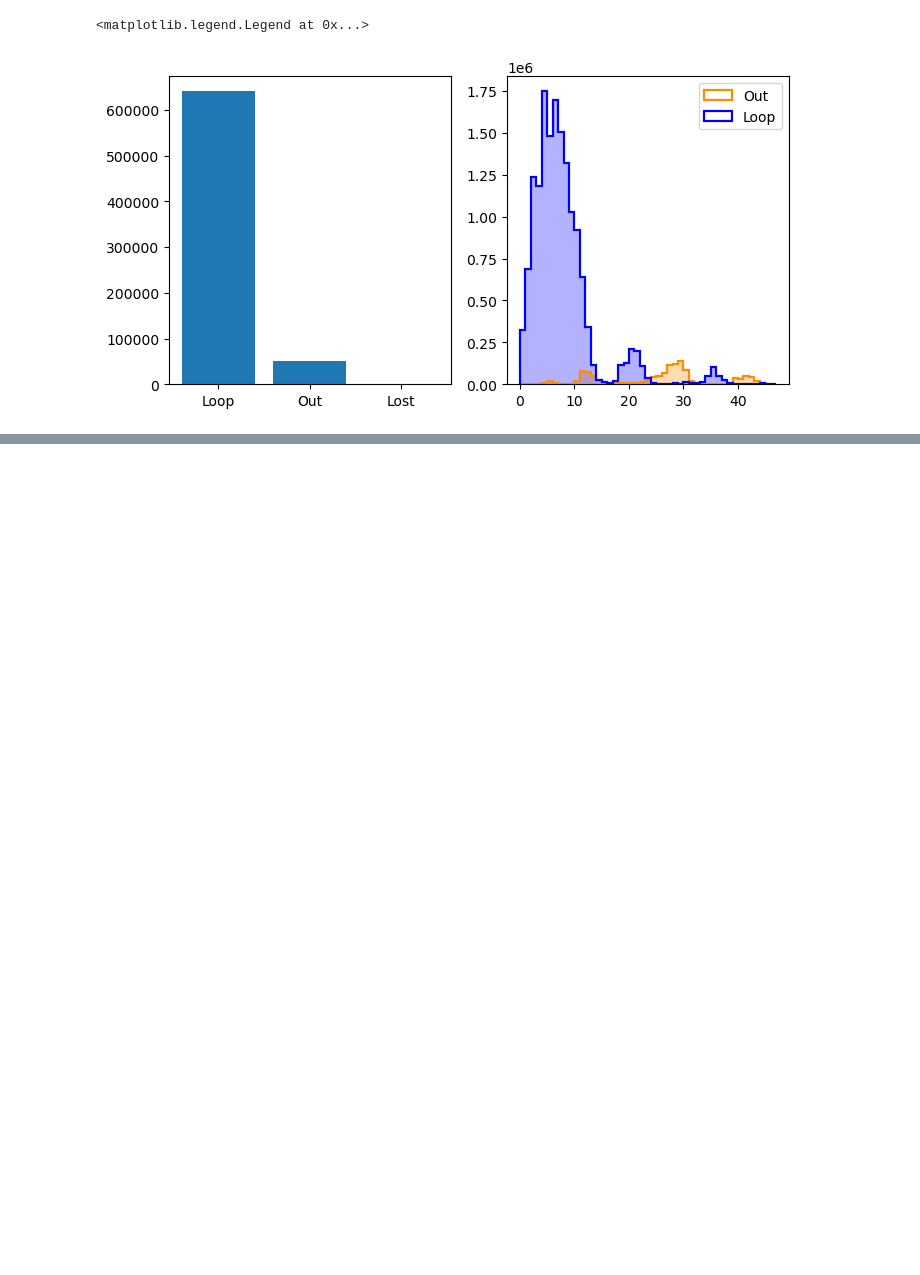
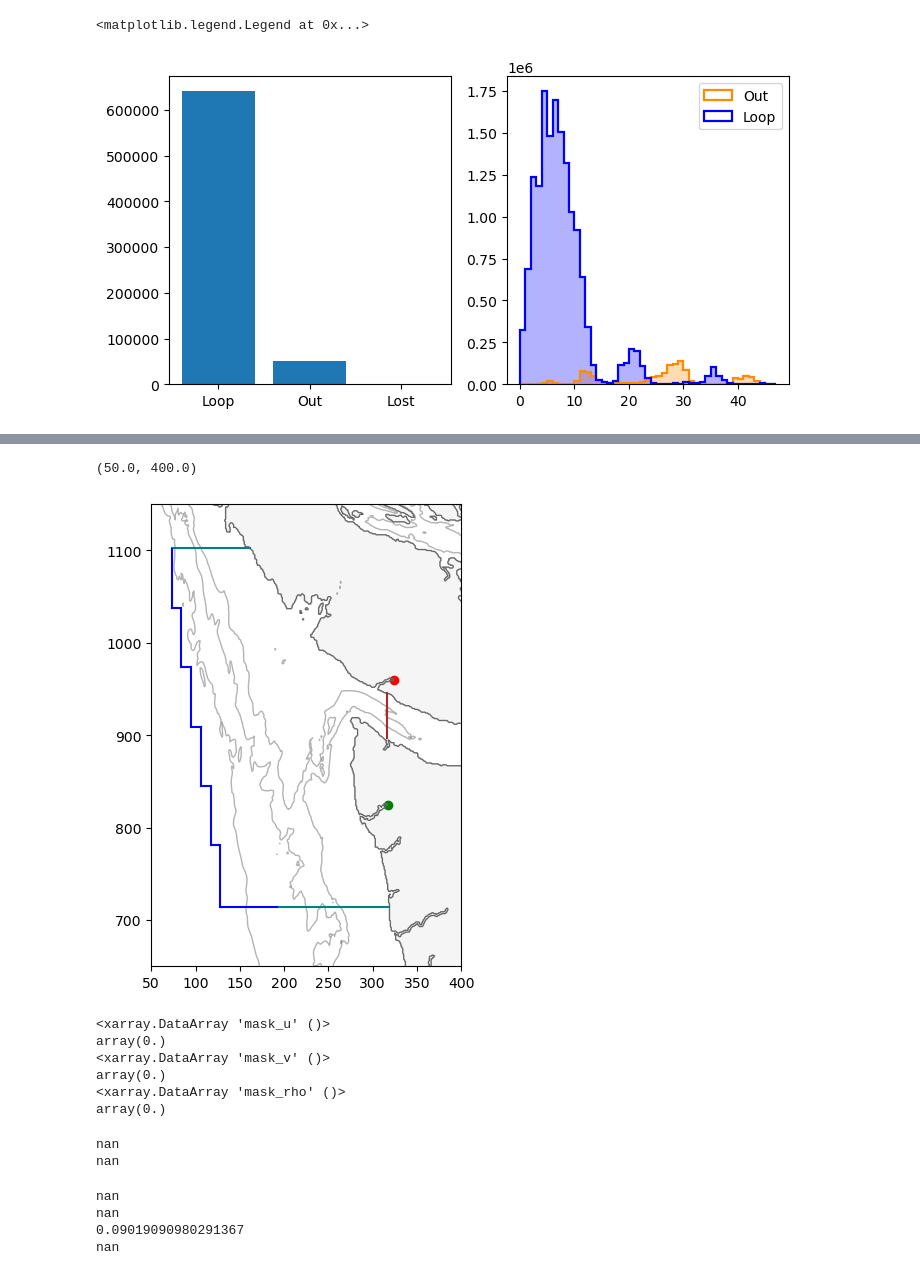
Before and after one commit to rbeutel/LO_user, a Jupyter notebook: ariane/flow_check.ipynb, the cells around one changed output, grey strips where cells are left out. Saved outputs shown, nothing was run; the diff lists cells and outputs as text; code cells hidden in the pictures; blank space fills up the shorter version.

Commit message:
been a while, editing grid for ariane run

```diff
--- a/ariane/flow_check.ipynb
+++ b/ariane/flow_check.ipynb
@@ -135,0 +141,73 @@ ax[1].legend()
+# %%
+fig, ax = plt.subplots(1,1,figsize=(4, 6))
+
+X, Y = np.meshgrid(grid.xi_rho,grid.eta_rho)
+
+ax.contourf(X, Y, grid.mask_rho, levels=[-0.01, 0.01], colors='whitesmoke')
+ax.contour(X, Y, grid.mask_rho, linewidths=1, levels=[-0.01, 0.01], colors='dimgray')
+ax.contour(X, Y,grid.h, linewidths=1, levels=[200, 1000, 2000], colors='dimgray', alpha=0.5)
+
+# the coast crash spots
+ax.scatter([324],[960],c='r')
+ax.scatter([317],[825],c='g')
+
+# and the new boundaries
+plt.plot([316,316], [897,946], c='brown')
+plt.plot([ 73,162],[1103,1103], c='teal')
+plt.plot([128,193],[ 714, 714], c='b')
+plt.plot([117,128],[ 781, 781], c='b')
+plt.plot([106,117],[ 845, 845], c='b')
+plt.plot([ 95,106],[ 909, 909], c='b')
+plt.plot([ 84, 95],[ 974, 974], c='b')
+plt.plot([ 73, 84],[1038,1038], c='b')
+plt.plot([ 73, 73],[1038,1102], c='b')
+plt.plot([ 84, 84],[ 974,1038], c='b')
+plt.plot([ 95, 95],[ 909, 974], c='b')
+plt.plot([106,106],[ 845, 909], c='b')
+plt.plot([117,117],[ 781, 845], c='b')
+plt.plot([128,128],[ 714, 781], c='b')
+plt.plot([194,319],[ 714, 714], c='teal')
+
+ax.set_ylim([650,1150])
+ax.set_xlim([50,400])
+# %% [output]
+(50.0, 400.0)
+[figure, added]
+# %%
+# mask first
+# remember, 1 = water, 0 = land
+print(grid.mask_u[960,324])
+print(grid.mask_v[960,324])
+print(grid.mask_rho[960,324])
+# all agree that its land
+# %% [output]
+<xarray.DataArray 'mask_u' ()>
+array(0.)
+<xarray.DataArray 'mask_v' ()>
+array(0.)
+<xarray.DataArray 'mask_rho' ()>
+array(0.)
+# %%
+data = xr.open_dataset('/data1/parker/LO_roms/cas6_v0_live/f2018.03.09/ocean_his_0004.nc')
+print(np.max(np.abs(data.v[0,:,960,324])).values)
+print(np.max(np.abs(data.u[0,:,960,324])).values)
+# makes sense, should be nan on land..
+# %% [output]
+nan
+nan
+# %%
+data = xr.open_dataset('/data1/parker/LO_roms/cas6_v0_live/f2018.03.09/ocean_his_0004.nc')
+#first the v below and above
+print(np.max(np.abs(data.v[0,:,959,324])).values)
+print(np.max(np.abs(data.v[0,:,961,324])).values)
+
+
+#and then the u left and right
+print(np.max(np.abs(data.u[0,:,960,323])).values)
+print(np.max(np.abs(data.u[0,:,960,325])).values)
+# the u is sometimes a number instead of nan! ot the left of the cell
+# %% [output]
+nan
+nan
+0.09019090980291367
+nan
```
Also changed, not shown: parts of 11 cells of this notebook.
